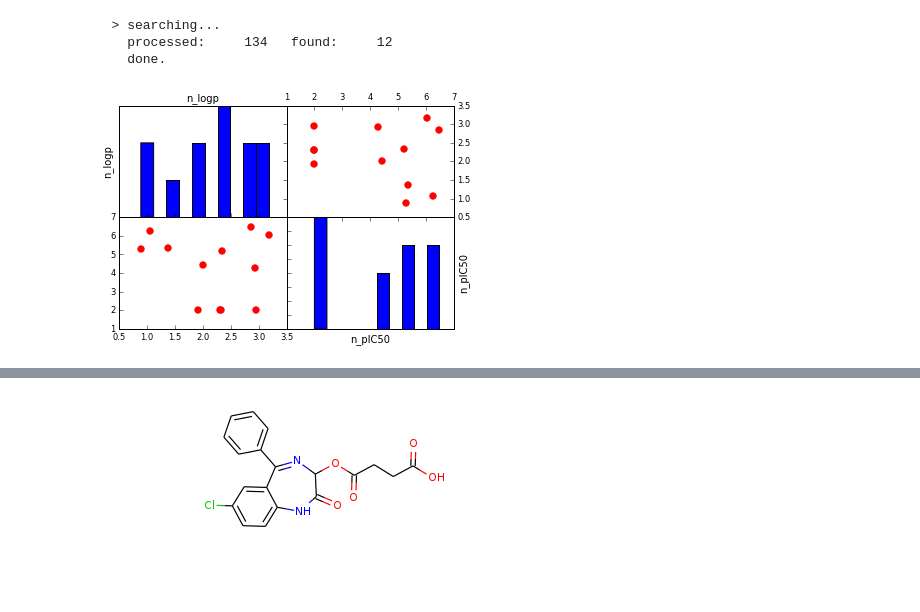
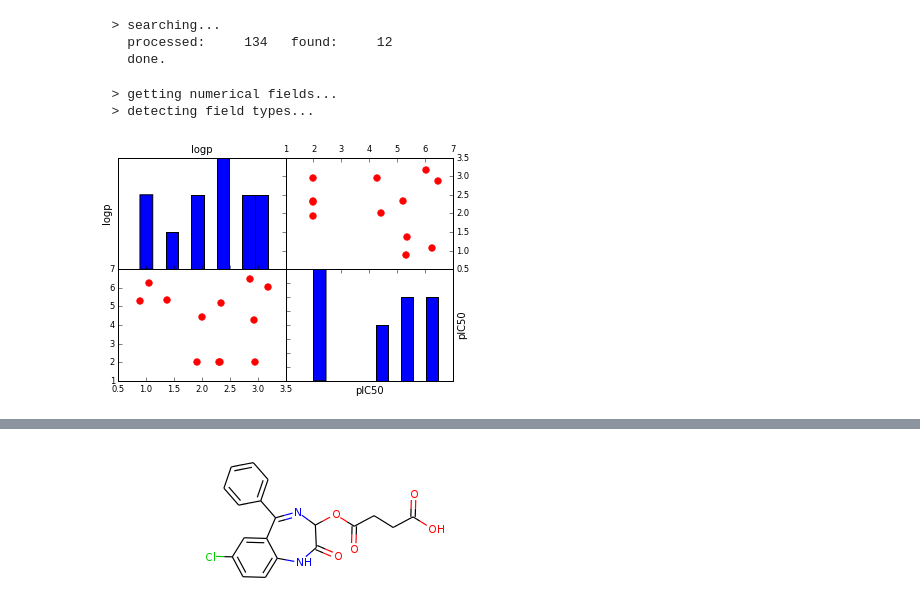
Before and after one commit to apahl/sdf_viewer, a Jupyter notebook: nb_example.ipynb, the cells around one changed output, grey strips where cells are left out. Drawn from its saved outputs; the diff is of its cells as text; code cells hidden in the pictures; blank space fills up the shorter version.

```diff
--- a/nb_example.ipynb
+++ b/nb_example.ipynb
@@ -25,9 +26,11 @@ esters = sdft.substruct_search(sdf_list, "COC=O")
     processed:     134   found:     12
     done.
 # %%
-sdft.show_scattermatrix(esters, ["n_pIC50", "n_logp"])
+sdft.show_scattermatrix(esters, ["pIC50", "logp"])
 # %% [output]
+  > getting numerical fields...
+  > detecting field types...
-[figure, old version]
+[figure, new version]
 # %%
 sdft.show_hist(sdf_list)
 # %% [output]
```
Also changed, not shown: parts of 8 cells of this notebook, 5 other files.
